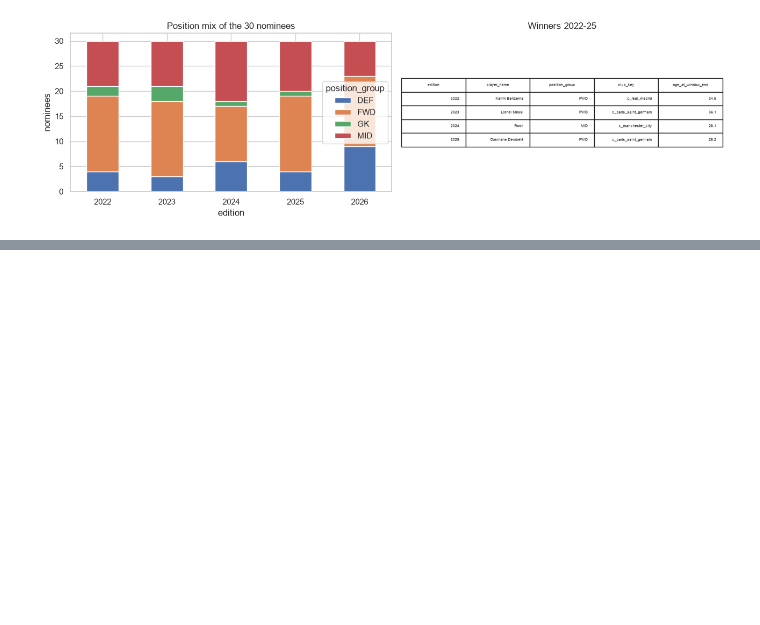
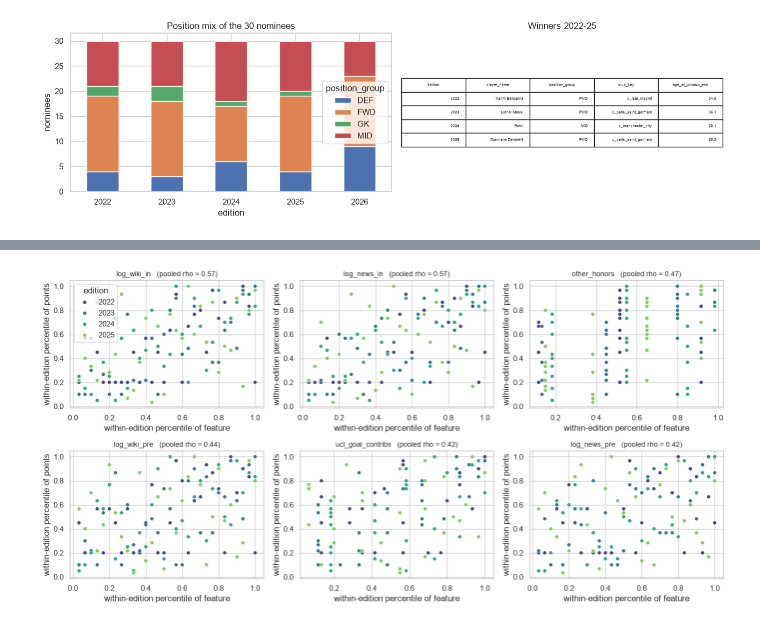
Before and after one commit to AswathKarthik10/predicting-the-ballon-dor, a Jupyter notebook: ballon_dor_2026.ipynb, the cells around one changed output, grey strips where cells are left out. Saved outputs shown, nothing was run; the diff lists cells and outputs as text; code cells hidden in the pictures; blank space fills up the shorter version.

```diff
--- a/ballon_dor_2026.ipynb
+++ b/ballon_dor_2026.ipynb
@@ -574,0 +802,13 @@ plt.show()
+# %%
+top = screen.index[:6]
+fig, axes = plt.subplots(2, 3, figsize=(14, 7))
+for ax, f in zip(axes.ravel(), top):
+    sns.scatterplot(x=pooled_x[f], y=pooled_y, hue=lab["edition"].astype(str), ax=ax, s=28, palette="viridis", legend=(f == top[0]))
+    ax.set_title(f"{f}   (pooled rho = {screen.loc[f, 'rho_pooled']:.2f})", fontsize=10)
+    ax.set_xlabel("within-edition percentile of feature")
+    ax.set_ylabel("within-edition percentile of points")
+plt.tight_layout()
+plt.savefig("figures/eda/c_top_features_scatter.png", dpi=130)
+plt.show()
+# %% [output]
+[figure, added]
```
Also changed, not shown: parts of 22 cells of this notebook, 9 other files.
